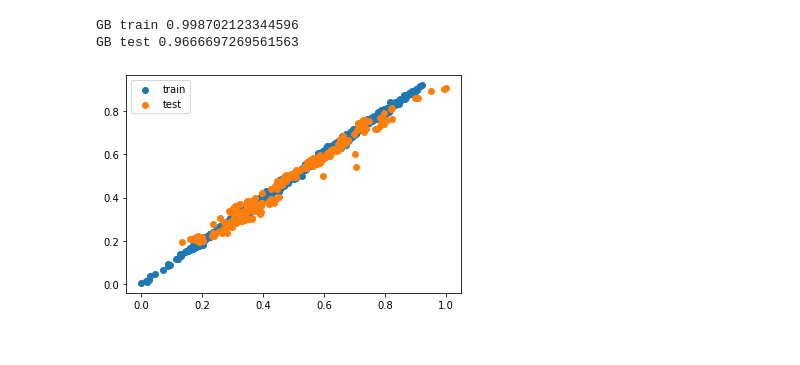
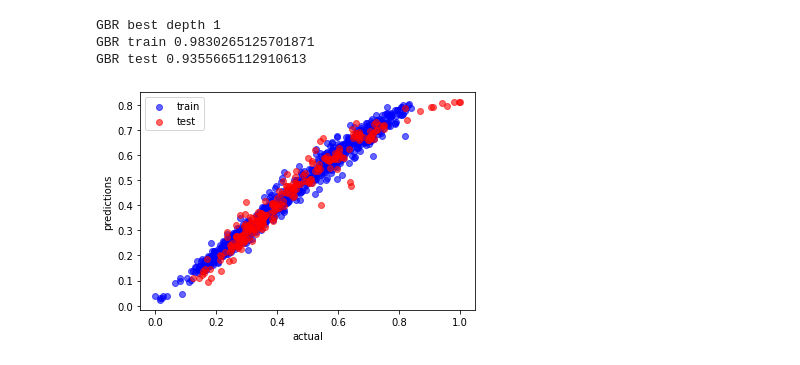
Before and after one commit to DavidMao0310/LR-and-random-forest-for-prediction, a Jupyter notebook: FYP_Midterm_Pre.ipynb, the cells around one changed output. Drawn from its saved outputs; the diff is of its cells as text; code cells hidden in the pictures.

```diff
--- a/FYP_Midterm_Pre.ipynb
+++ b/FYP_Midterm_Pre.ipynb
@@ -15,14 +40,15 @@ from sklearn.tree import DecisionTreeRegressor
 # %%
 url = 'https://github.com/DavidMao0310/LR-and-random-forest-for-prediction/raw/main/TSLA.csv'
 data = pd.read_csv(url)
+pd.set_option('display.max_columns', None)
+print(data)
 data['Date'] = pd.to_datetime(data['Date'], format='%Y/%m/%d')
 data.set_index('Date', inplace=True)
-data['5d_future_close'] = data['Adj_Close'].shift(-5)
-data['5d_close_future_pct'] = data['5d_future_close'].pct_change(5)
-data['5d_close_pct'] = data['Adj_Close'].pct_change(5)
+data['1d_future_close'] = data['Adj_Close'].shift(-1)
+data['1d_close_pct'] = data['Adj_Close'].pct_change(1)
 data['Volume_1d_change'] = data['Volume'].pct_change(1)
-feature_names = ['5d_close_pct', 'Volume_1d_change']
-for n in [14, 30, 100]:
+feature_names = ['1d_close_pct', 'Volume_1d_change']
+for n in [14, 30]:
     data['sma' + str(n)] = ta.SMA(data['Adj_Close'].values, timeperiod=n)
     data['rsi' + str(n)] = ta.RSI(data['Adj_Close'].values, timeperiod=n)
     data['ema' + str(n)] = ta.EMA(data['Adj_Close'].values, timeperiod=n)
@@ -43,5 +69,5 @@ macd, macdsignal, macdhist = ta.MACD(data['Adj_Close'].values,
 data['MACD'] = macd
 data['MACDsignal'] = macdsignal
 feature_names = feature_names + ['ATR', 'ADX', 'MACD', 'MACDsignal']
-data.tail()
+print(data)
 data = data.dropna()
@@ -48,22 +92,18 @@ data = data.dropna()
 # %%
 features = data[feature_names]
-targets = pd.DataFrame(data['Adj_Close'])
+targets = pd.DataFrame(data['1d_future_close'])###
 F_scaled = preprocessing.MinMaxScaler().fit_transform(features)
 features = pd.DataFrame(F_scaled)
 features.columns = feature_names
 T_scaled = preprocessing.MinMaxScaler().fit_transform(targets)
-#targets = pd.DataFrame(T_scaled)
-ttt = pd.DataFrame(T_scaled)
-ttt.columns = ['Adj_Close']
 targets = T_scaled.ravel()  #Change it to 1D array
-total = features.join(ttt)
-#scatter_matrix(total)
 
 train_size = int(0.8 * targets.shape[0])
 train_features = features[:train_size]
 train_targets = targets[:train_size]
 test_features = features[train_size:]
 test_targets = targets[train_size:]
+
 print('Training Features Shape:', train_features.shape)
 print('Training Targets Shape:', train_targets.shape)
 print('Testing Features Shape:', test_features.shape)
@@ -158,19 +211,31 @@ RF test 0.9220484870759593
 # %%
 from sklearn.ensemble import GradientBoostingRegressor
 def GB(train_features, train_targets, test_features, test_targets):
-    gbr = GradientBoostingRegressor(max_features=5,
-                                    random_state=42)
+    score = []
+    for i in range(1, 10):
+        score = []
+        decision_tree1 = GradientBoostingRegressor(max_depth=i)
+        decision_tree1.fit(train_features, train_targets)
+        score.append(decision_tree1.score(test_features, test_targets))
+    print('GBR best depth', np.argmax(score)+1)
+    gbr = GradientBoostingRegressor(n_estimators=400,
+                                    random_state=42,
+                                    max_depth=np.argmax(score)+1
+                                    )
     gbr.fit(train_features, train_targets)
-    print('GB train', gbr.score(train_features, train_targets))
-    print('GB test', gbr.score(test_features, test_targets), '\n')
+    print('GBR train', gbr.score(train_features, train_targets))
+    print('GBR test', gbr.score(test_features, test_targets), '\n')
     train_predictions = gbr.predict(train_features)
     test_predictions = gbr.predict(test_features)
-    plt.scatter(train_targets, train_predictions, label='train')
-    plt.scatter(test_targets, test_predictions, label='test')
+    plt.scatter(train_targets, train_predictions, label='train', alpha = 0.6, c='b')
+    plt.scatter(test_targets, test_predictions, label='test', alpha = 0.6, c='r')
+    plt.xlabel('actual')
+    plt.ylabel('predictions')
     plt.legend()
     plt.show()
 GB(train_features, train_targets, test_features, test_targets)
 # %% [output]
-GB train 0.998702123344596
-GB test 0.9666697269561563
+GBR best depth 1
+GBR train 0.9830265125701871
+GBR test 0.9355665112910613
-[figure, old version]
+[figure, new version]
```
Also changed, not shown: parts of 6 cells of this notebook.
